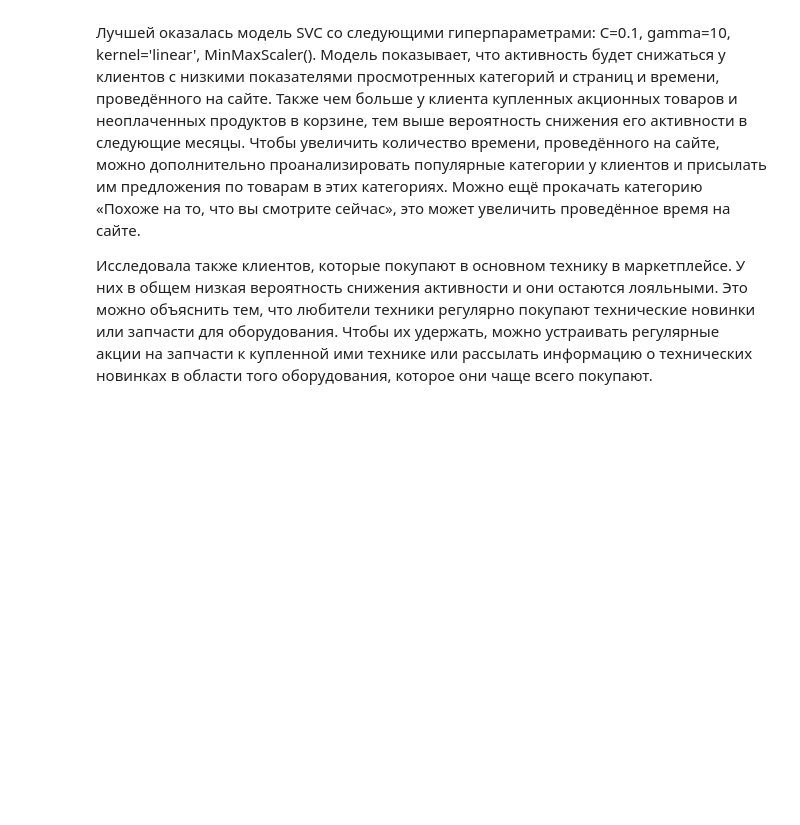
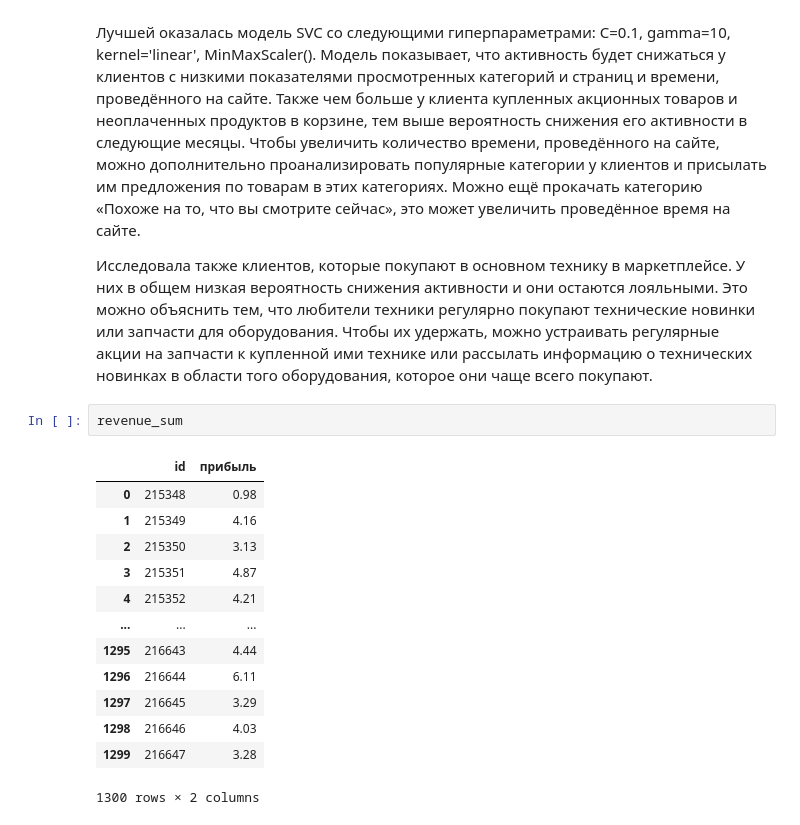
Before and after one commit to i-bobrineva/practicum-ds, a Jupyter notebook: bobrineva_project7_v1.ipynb, the cells around one changed output. Saved outputs shown, nothing was run; the diff lists cells and outputs as text; blank space fills up the shorter version.

```diff
--- a/bobrineva_project7_v1.ipynb
+++ b/bobrineva_project7_v1.ipynb
@@ -1033,3 +1004,19 @@ The figure layout has changed to tight
 Лучшей оказалась модель SVC со следующими гиперпараметрами: C=0.1, gamma=10, kernel='linear', MinMaxScaler(). Модель показывает, что активность будет снижаться у клиентов с низкими показателями просмотренных категорий и страниц и времени, проведённого на сайте. Также чем больше у клиента купленных акционных товаров и неоплаченных продуктов в корзине, тем выше вероятность снижения его активности в следующие месяцы. Чтобы увеличить количество времени, проведённого на сайте, можно дополнительно проанализировать популярные категории у клиентов и присылать им предложения по товарам в этих категориях. Можно ещё прокачать категорию «Похоже на то, что вы смотрите сейчас», это может увеличить проведённое время на сайте.
 
 Исследовала также клиентов, которые покупают в основном технику в маркетплейсе. У них в общем низкая вероятность снижения активности и они остаются лояльными. Это можно объяснить тем, что любители техники регулярно покупают технические новинки или запчасти для оборудования. Чтобы их удержать, можно устраивать регулярные акции на запчасти к купленной ими технике или рассылать информацию о технических новинках в области того оборудования, которое они чаще всего покупают.
+# %%
+revenue_sum
+# %% [output]
+|  | id | прибыль |
+| 0 | 215348 | 0.98 |
+| 1 | 215349 | 4.16 |
+| 2 | 215350 | 3.13 |
+| 3 | 215351 | 4.87 |
+| 4 | 215352 | 4.21 |
+| ... | ... | ... |
+| 1295 | 216643 | 4.44 |
+| 1296 | 216644 | 6.11 |
+| 1297 | 216645 | 3.29 |
+| 1298 | 216646 | 4.03 |
+| 1299 | 216647 | 3.28 |
+1300 rows × 2 columns
```
Also changed, not shown: parts of 7 cells of this notebook, 1 other file.
